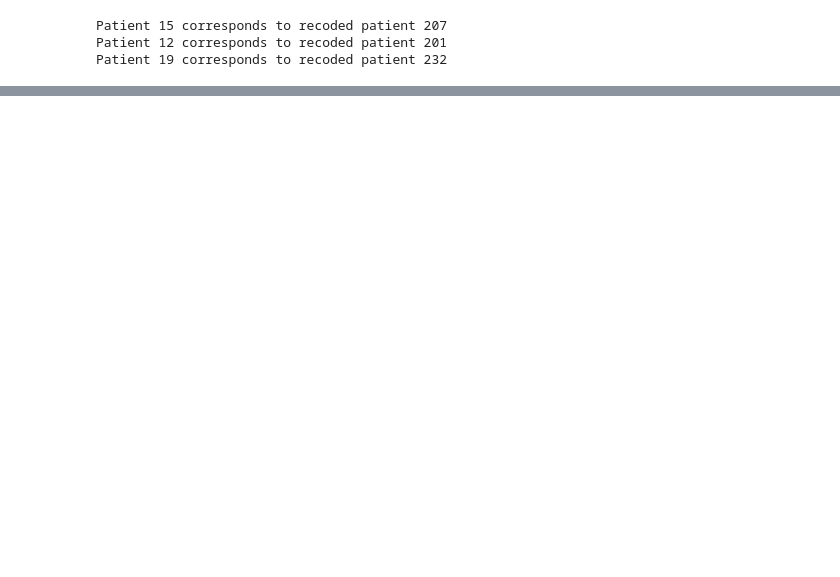
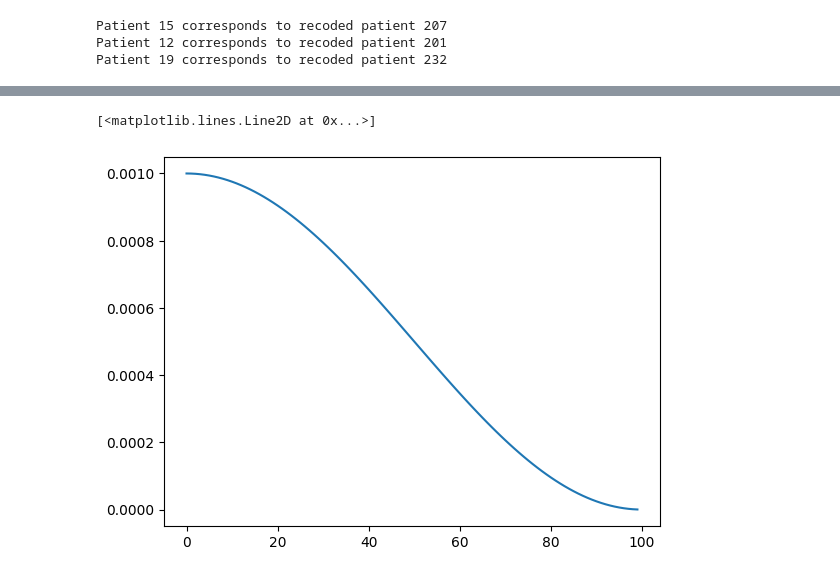
Before and after one commit to luna97/MIT-BIH_ecg_arrhytmia, a Jupyter notebook: preprocess_dataset.ipynb, the cells around one changed output, grey strips where cells are left out. Saved outputs shown, nothing was run; the diff lists cells and outputs as text; code cells hidden in the pictures; blank space fills up the shorter version.

```diff
--- a/preprocess_dataset.ipynb
+++ b/preprocess_dataset.ipynb
@@ -8,7 +8,7 @@ from tqdm import tqdm
 
 train = [101, 106, 108, 109, 112, 114, 115, 116, 118, 119, 122, 124, 201, 203, 205, 207, 208, 209, 215, 220, 223, 230]
 test = [100, 103, 105, 111, 113, 117, 121, 123, 200, 202, 210, 212, 213, 214, 219, 221, 222, 228, 231, 232, 233, 234]
-skip = [102, 106, 107, 217]
+val = [102, 104, 107, 217]
 all = train + test
 data_folder = 'data/raw'
 # %%
@@ -349,0 +419,19 @@ torch.Size([32, 666, 2])
+# %%
+# simulate lr cosine alnnealing
+import torch
+import torch.optim as optim
+import matplotlib.pyplot as plt
+
+optimizer = torch.optim.Adam([torch.tensor([1.0])])
+scheduler = optim.lr_scheduler.CosineAnnealingLR(optimizer, T_max=100)  # T_max is the number of iterations for the first half of the cycle
+
+lrs = []
+for i in range(100):
+    optimizer.step()
+    lrs.append(optimizer.param_groups[0]['lr'])
+    scheduler.step()
+
+plt.plot(lrs)
+# %% [output]
+[<matplotlib.lines.Line2D at 0x...>]
+[figure, added]
```
Also changed, not shown: parts of 10 cells of this notebook, 9 other files.
